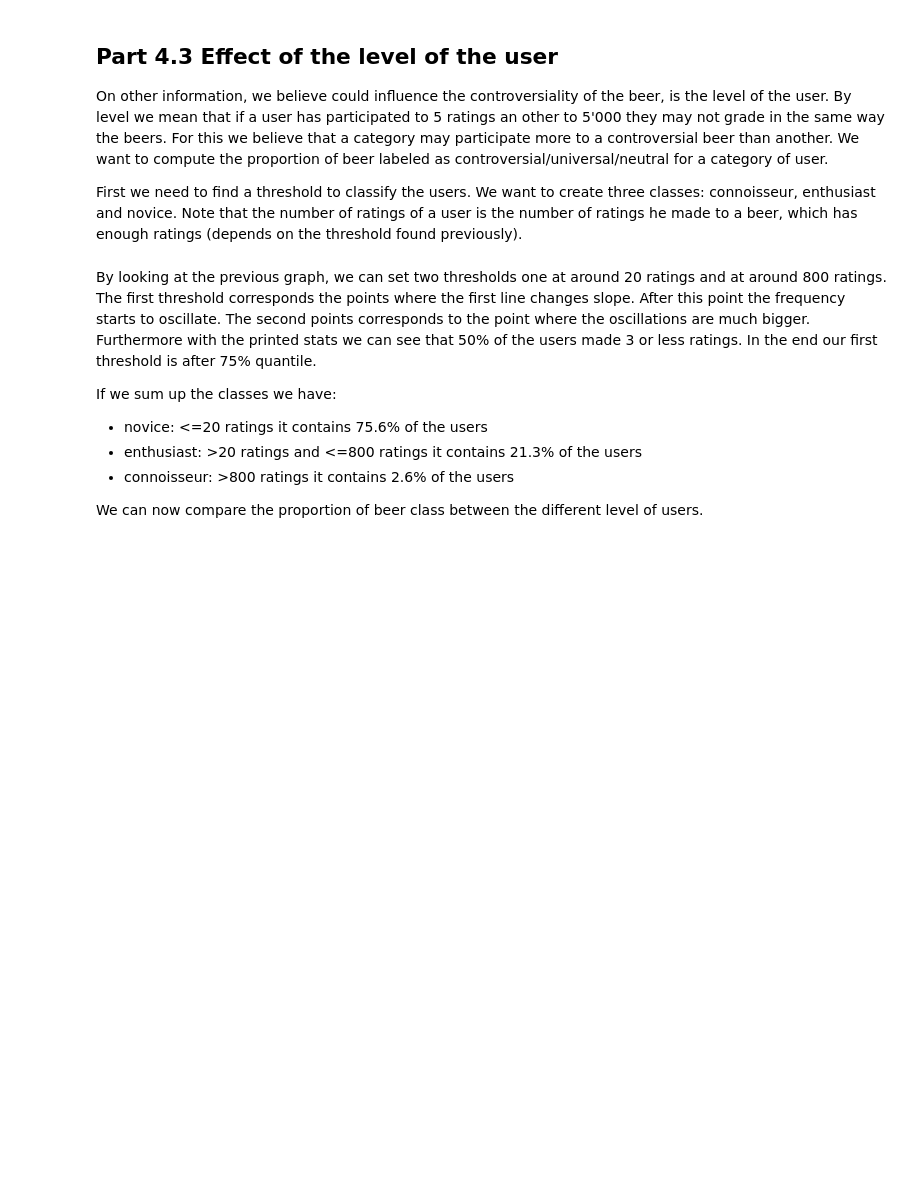
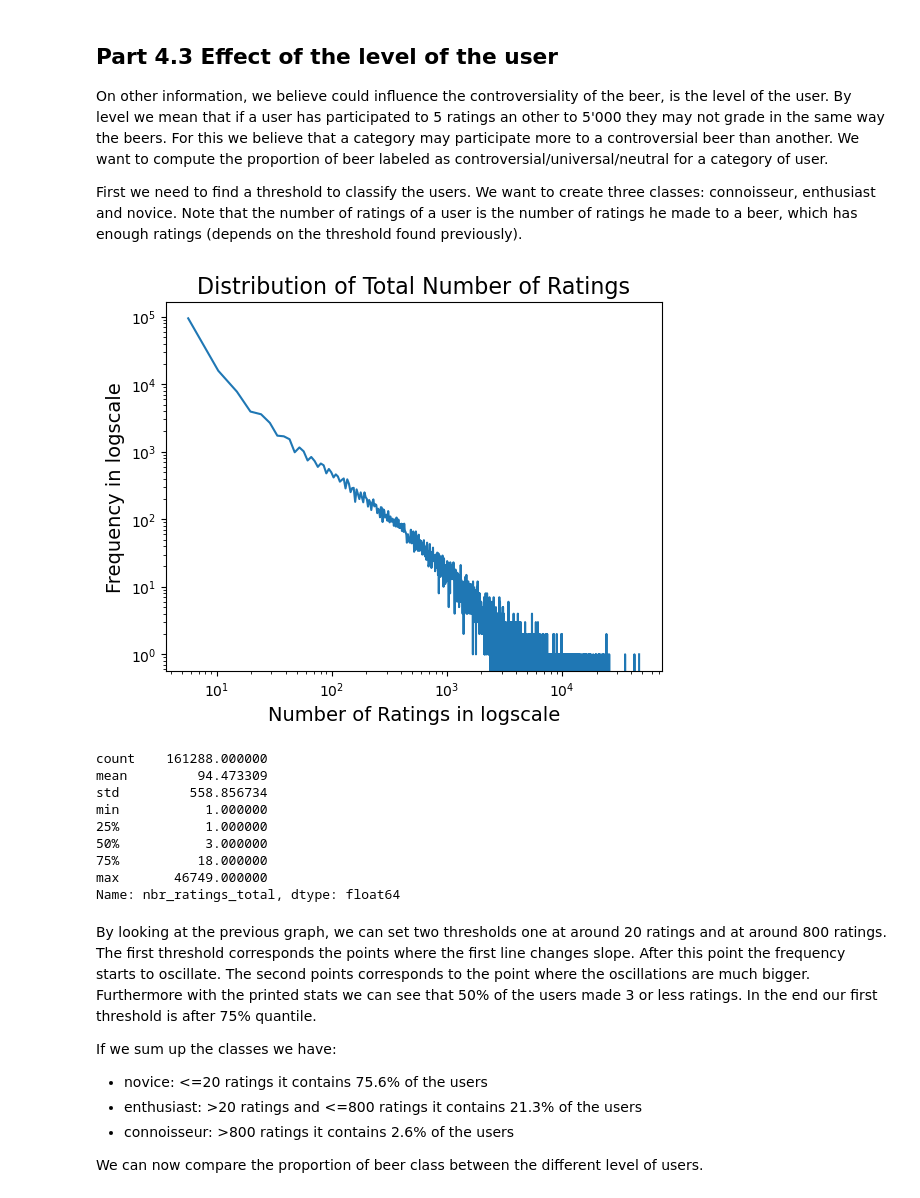
Before and after one commit to epfl-ada/ada-2024-project-abracadabra, a Jupyter notebook: analysis_final.ipynb, the cells around one changed output. Drawn from its saved outputs; the diff is of its cells as text; code cells hidden in the pictures; blank space fills up the shorter version.

```diff
--- a/analysis_final.ipynb
+++ b/analysis_final.ipynb
@@ -366,7 +433,18 @@ On other information, we believe could influence the controversiality of the bee
 
 First we need to find a threshold to classify the users. We want to create three classes: connoisseur, enthusiast and novice. Note that the number of ratings of a user is the number of ratings he made to a beer, which has enough ratings (depends on the threshold found previously).
 # %%
-plot_histogram_nbr_ratings_total(users_df)
+plot_histogram_nbr_ratings_total(users_df_new)
+# %% [output]
+[figure, added]
+count    161288.000000
+mean         94.473309
+std         558.856734
+min           1.000000
+25%           1.000000
+50%           3.000000
+75%          18.000000
+max       46749.000000
+Name: nbr_ratings_total, dtype: float64
 # %% [markdown]
 By looking at the previous graph, we can set two thresholds one at around 20 ratings and at around 800 ratings. The first threshold corresponds the points where the first line changes slope. After this point the frequency starts to oscillate. The second points corresponds to the point where the oscillations are much bigger. Furthermore with the printed stats we can see that 50% of the users made 3 or less ratings. In the end our first threshold is after 75% quantile.
 
```
Also changed, not shown: parts of 23 cells of this notebook, 1 other file.
